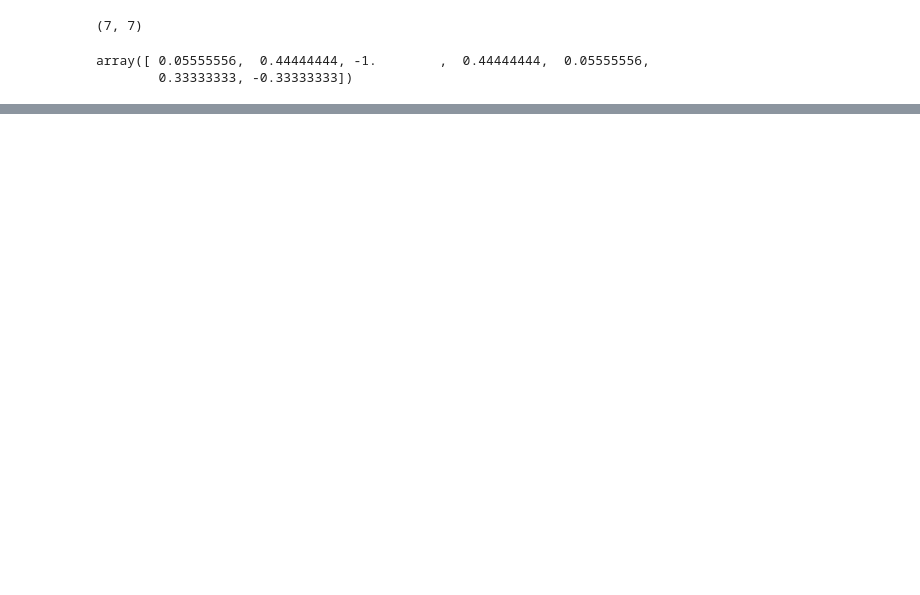
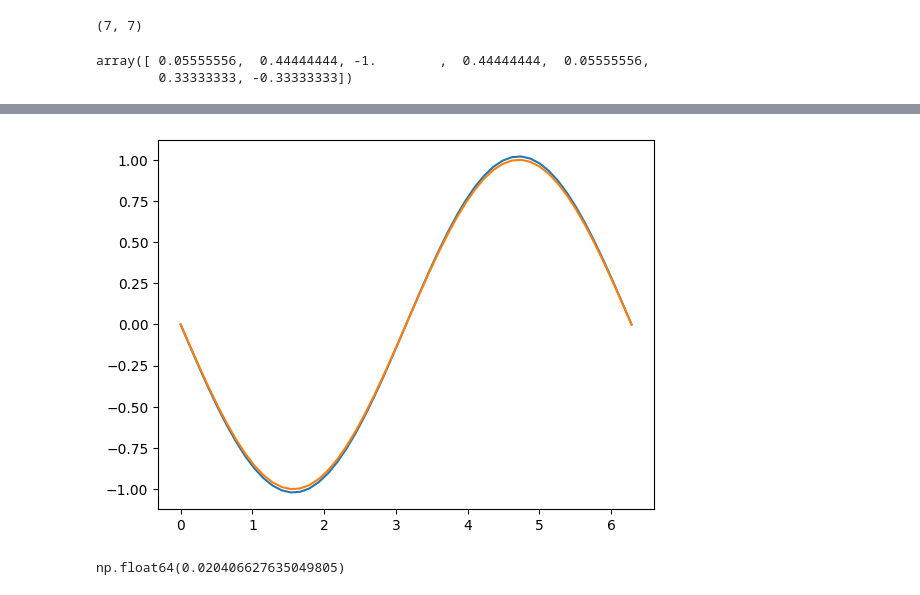
Before and after one commit to kz2wd/flow-diffuse, a Jupyter notebook: deriv_scheme_6th_order.ipynb, the cells around one changed output, grey strips where cells are left out. Saved outputs shown, nothing was run; the diff lists cells and outputs as text; code cells hidden in the pictures; blank space fills up the shorter version.

```diff
--- a/deriv_scheme_6th_order.ipynb
+++ b/deriv_scheme_6th_order.ipynb
@@ -41,0 +53,6 @@ array([ 5.55555556e-02,  4.44444444e-01, -1.00000000e+00,  4.44444444e-01,
+# %%
+def rmse(X, Y):
+    return np.sqrt(np.mean((X - Y) ** 2))
+
+def rel_rmse(X, Y):
+    return rmse(X, Y) / rmse(Y, 0)
@@ -41,0 +79,40 @@ array([ 5.55555556e-02,  4.44444444e-01, -1.00000000e+00,  4.44444444e-01,
+# %%
+from scipy.linalg import solve_banded
+def derive_compact(field, direction, dy):
+    field_reordered = np.moveaxis(field, direction, 0)
+    shape_reordered = field_reordered.shape
+    rhs = np.zeros_like(field_reordered)
+    rhs[1:-1] = field_reordered[2:] - field_reordered[0:-2]
+    rhs[0, ...] = 0
+    rhs[-1, ...] = 0
+    rhs *= 3.0 / dy
+    f = field_reordered
+    # rhs[0] = (-25*f[0] + 48*f[1] - 36*f[2] + 16*f[3] - 3*f[4]) / (12*dy)
+    # rhs[-1] = (25*f[-1] - 48*f[-2] + 36*f[-3] - 16*f[-4] + 3*f[-5]) / (12*dy)
+    length = field.shape[direction]
+    ab = np.zeros((3, length))
+    ab[0, 2:] = 1
+    ab[1, :] = 4
+    ab[2, :-2] = 1
+    # BC
+    ab[0, 1] = 0
+    # ab[1, 0] = 1
+    # ab[1, -1] = 1
+    ab[2, -2] = 0
+    rhs_reshaped = rhs.reshape(length, -1)
+    field_prime_reshaped = solve_banded((1, 1), ab, rhs_reshaped)
+    field_prime = np.moveaxis(field_prime_reshaped.reshape(shape_reordered), 0, direction)
+    return field_prime
+# %%
+res = 50
+x = np.linspace(0, d, res, endpoint=True)
+# %%
+v = derive_compact(np.cos(x), 0, d / res)
+# %%
+plt.plot(x, v)
+plt.plot(x, -np.sin(x))
+plt.show()
+rel_rmse(v, -np.sin(x))
+# %% [output]
+[figure, added]
+np.float64(0.020406627635049805)
```
Also changed, not shown: parts of 16 cells of this notebook.
